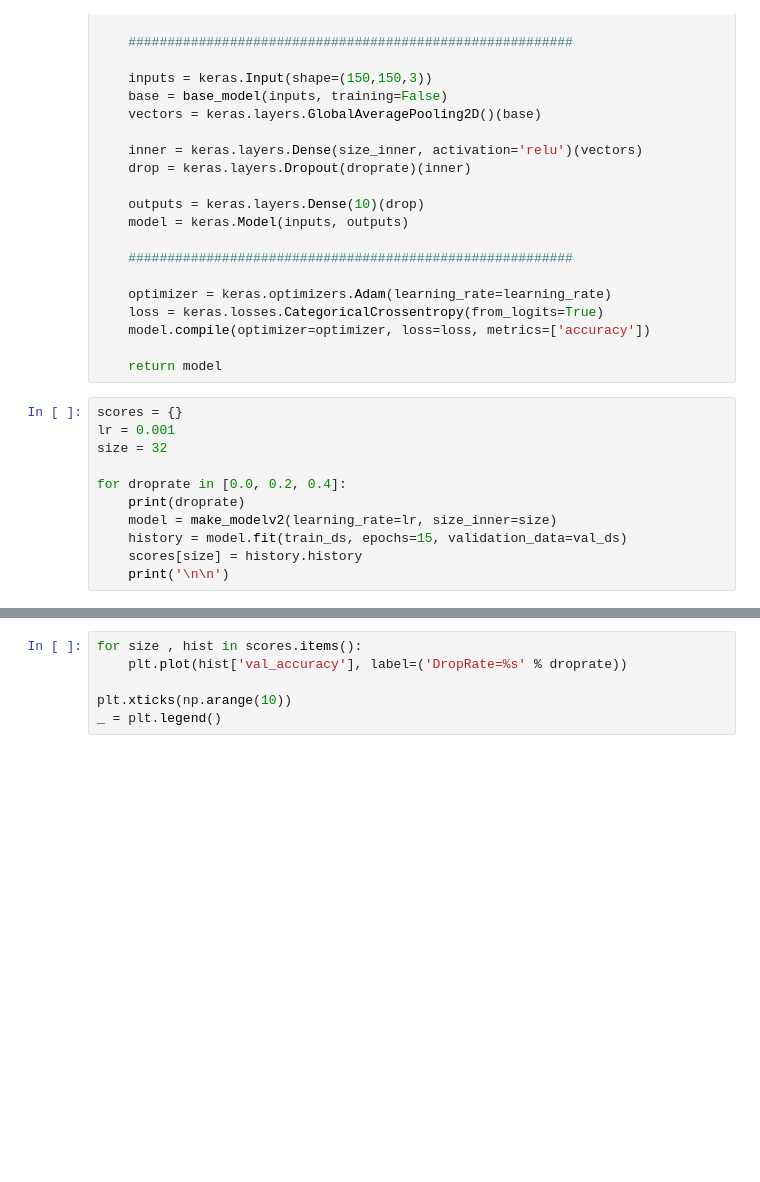
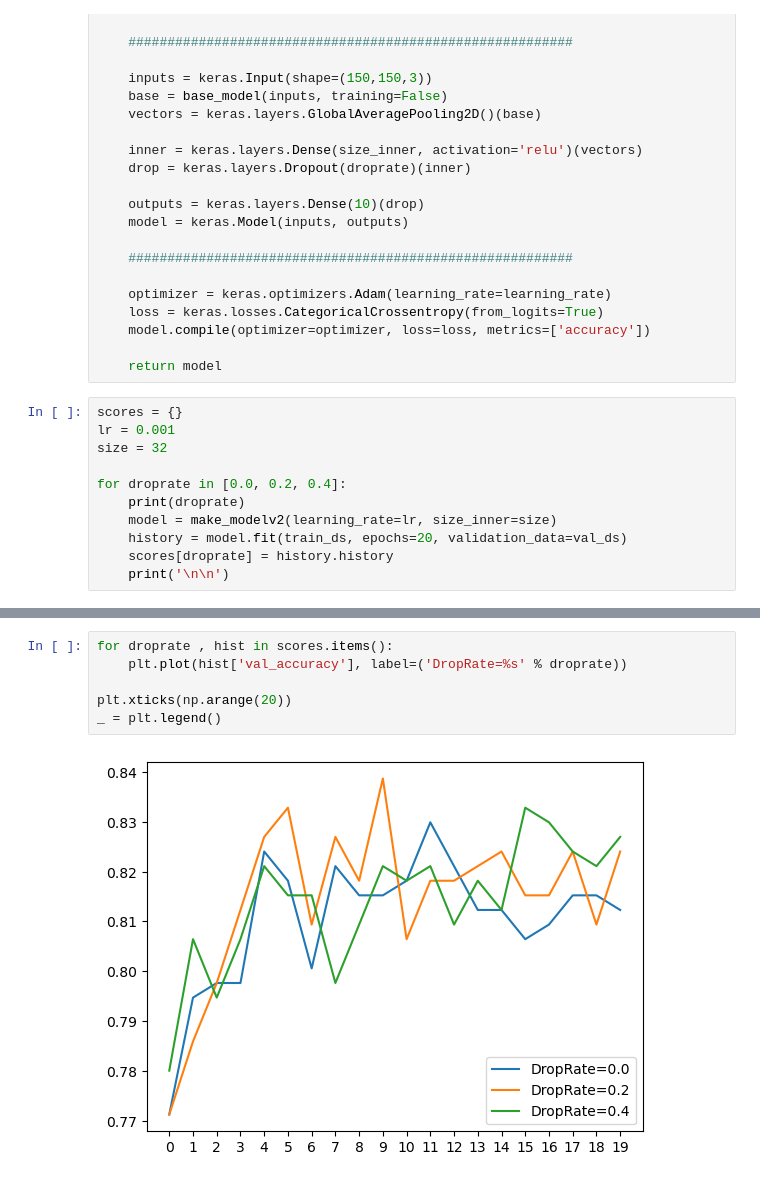
Before and after one commit to maclavijo/MLZoomcamp, a Jupyter notebook: Week9/Fashion - NeuralNets.ipynb, the cells around one changed output, grey strips where cells are left out. Saved outputs shown, nothing was run; the diff lists cells and outputs as text; blank space fills up the shorter version.

```diff
--- a/Week9/Fashion - NeuralNets.ipynb
+++ b/Week9/Fashion - NeuralNets.ipynb
@@ -369,8 +367,8 @@ size = 32
 for droprate in [0.0, 0.2, 0.4]:
     print(droprate)
     model = make_modelv2(learning_rate=lr, size_inner=size)
-    history = model.fit(train_ds, epochs=15, validation_data=val_ds)
-    scores[size] = history.history
+    history = model.fit(train_ds, epochs=20, validation_data=val_ds)
+    scores[droprate] = history.history
     print('\n\n')
 # %% [output]
 0.0
@@ -390,6 +391,8 @@ Epoch 7/15
 # %%
-for size , hist in scores.items():
+for droprate , hist in scores.items():
     plt.plot(hist['val_accuracy'], label=('DropRate=%s' % droprate))
 
-plt.xticks(np.arange(10))
+plt.xticks(np.arange(20))
 _ = plt.legend()
+# %% [output]
+[figure, added]
```
Also changed, not shown: parts of 14 cells of this notebook.
